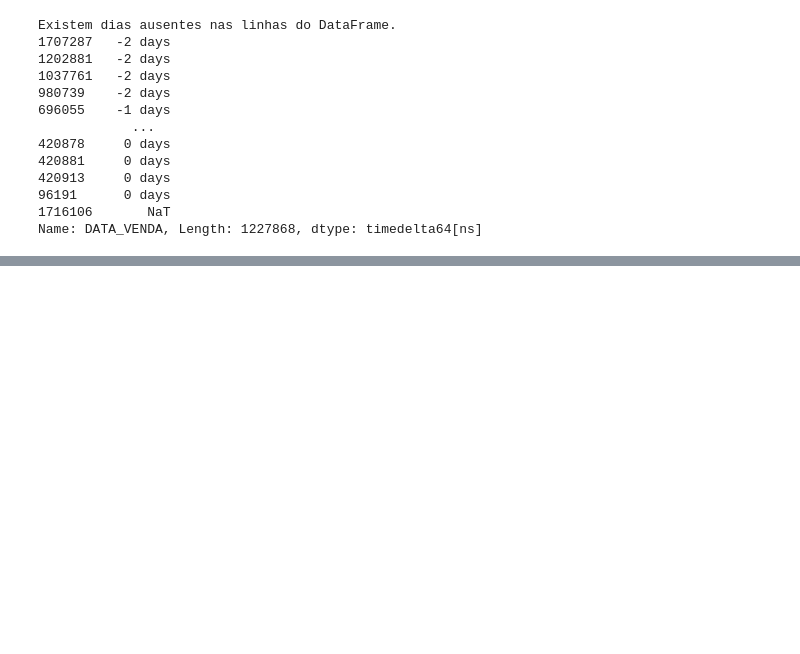
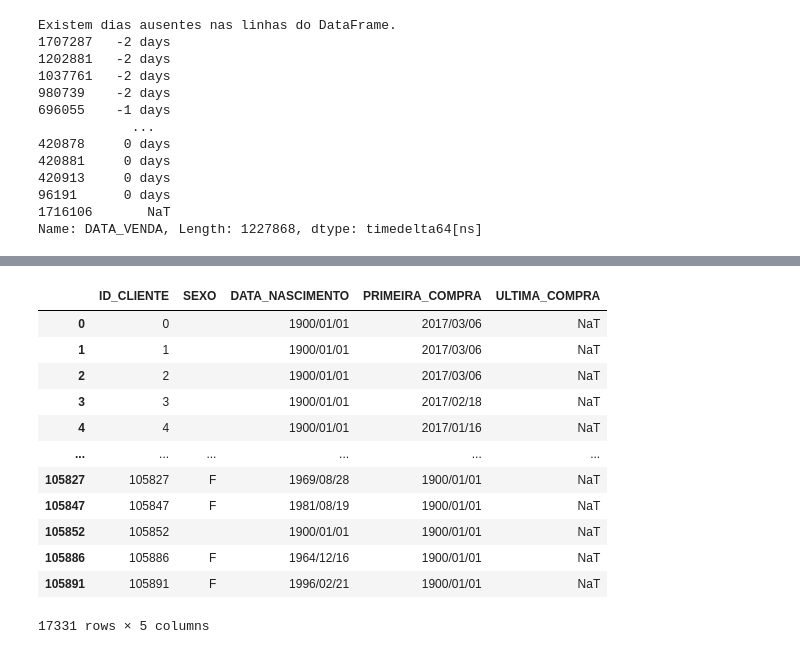
Before and after one commit to vazraul/PetStore, a Jupyter notebook: PetStore.ipynb, the cells around one changed output, grey strips where cells are left out. Drawn from its saved outputs; the diff is of its cells as text; code cells hidden in the pictures; blank space fills up the shorter version.

```diff
--- a/PetStore.ipynb
+++ b/PetStore.ipynb
@@ -400,0 +479,18 @@ Name: DATA_VENDA, Length: 1227868, dtype: timedelta64[ns]
+# %%
+#CHECANDO LINHAS QUE FICARAM NAT
+#NENHUMA DATA FOI ENCONTRADA NA TABELA DE VENDA PARA ESSES CLIENTES, LOGO VOU DROPAR TODOS
+df_cliente[df_cliente['ULTIMA_COMPRA'].isna() ]
+# %% [output]
+|  | ID_CLIENTE | SEXO | DATA_NASCIMENTO | PRIMEIRA_COMPRA | ULTIMA_COMPRA |
+| 0 | 0 |  | 1900/01/01 | 2017/03/06 | NaT |
+| 1 | 1 |  | 1900/01/01 | 2017/03/06 | NaT |
+| 2 | 2 |  | 1900/01/01 | 2017/03/06 | NaT |
+| 3 | 3 |  | 1900/01/01 | 2017/02/18 | NaT |
+| 4 | 4 |  | 1900/01/01 | 2017/01/16 | NaT |
+| ... | ... | ... | ... | ... | ... |
+| 105827 | 105827 | F | 1969/08/28 | 1900/01/01 | NaT |
+| 105847 | 105847 | F | 1981/08/19 | 1900/01/01 | NaT |
+| 105852 | 105852 |  | 1900/01/01 | 1900/01/01 | NaT |
+| 105886 | 105886 | F | 1964/12/16 | 1900/01/01 | NaT |
+| 105891 | 105891 | F | 1996/02/21 | 1900/01/01 | NaT |
+17331 rows × 5 columns
```
Also changed, not shown: parts of 16 cells of this notebook.
